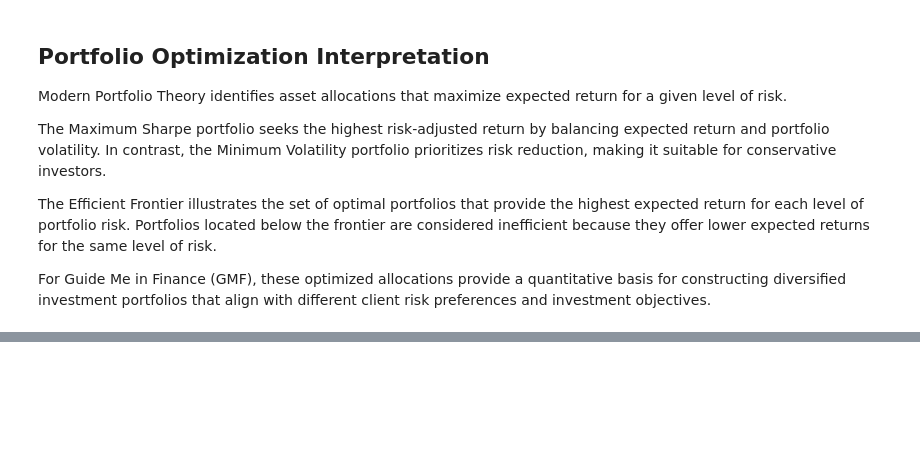
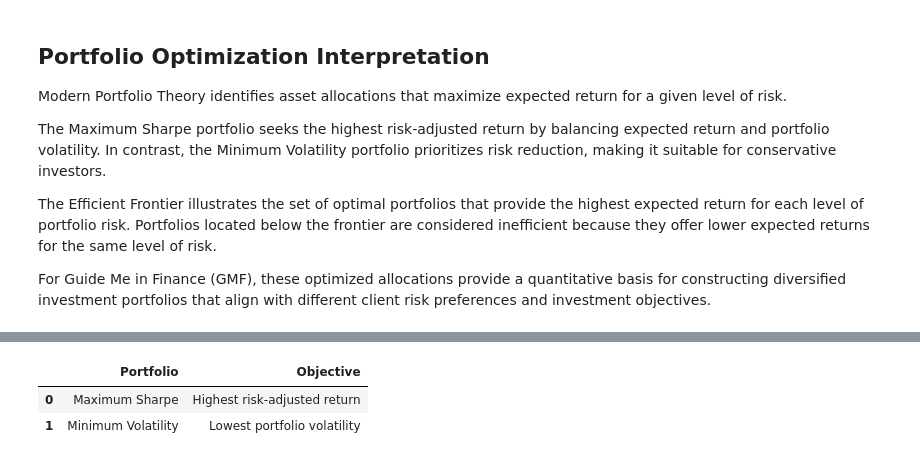
Before and after one commit to Bilen189/portfolio-optimization, a Jupyter notebook: notebooks/task_4_portfolio_optimization.ipynb, the cells around one changed output, grey strips where cells are left out. Cells and saved outputs as stored; diff of their text form; code cells hidden in the pictures; blank space fills up the shorter version.

```diff
--- a/notebooks/task_4_portfolio_optimization.ipynb
+++ b/notebooks/task_4_portfolio_optimization.ipynb
@@ -313,0 +371,14 @@ For Guide Me in Finance (GMF), these optimized allocations provide a quantitativ
+# %%
+performance_summary = pd.DataFrame({
+    "Portfolio": ["Maximum Sharpe", "Minimum Volatility"],
+    "Objective": [
+        "Highest risk-adjusted return",
+        "Lowest portfolio volatility"
+    ]
+})
+
+performance_summary
+# %% [output]
+|  | Portfolio | Objective |
+| 0 | Maximum Sharpe | Highest risk-adjusted return |
+| 1 | Minimum Volatility | Lowest portfolio volatility |
```
Also changed, not shown: parts of 6 cells of this notebook.
